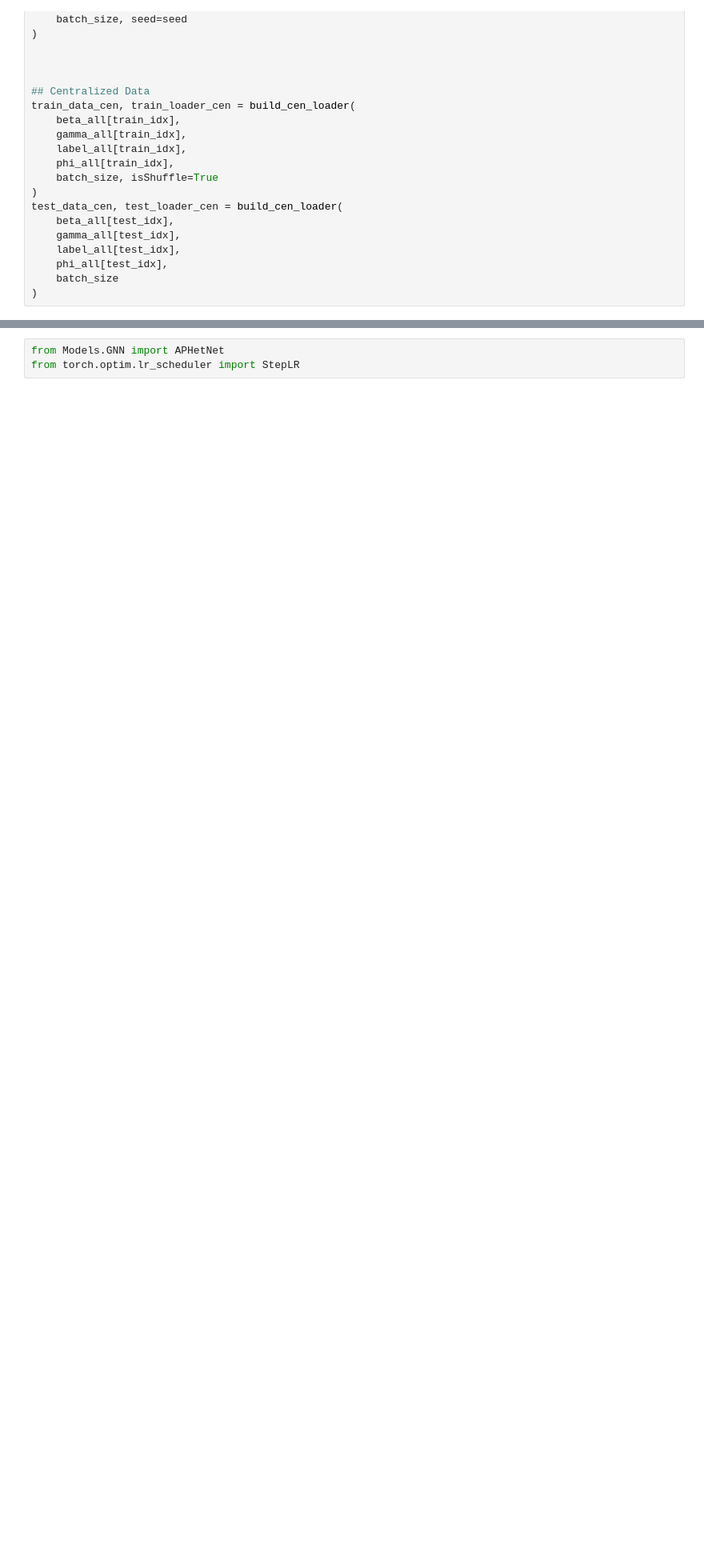
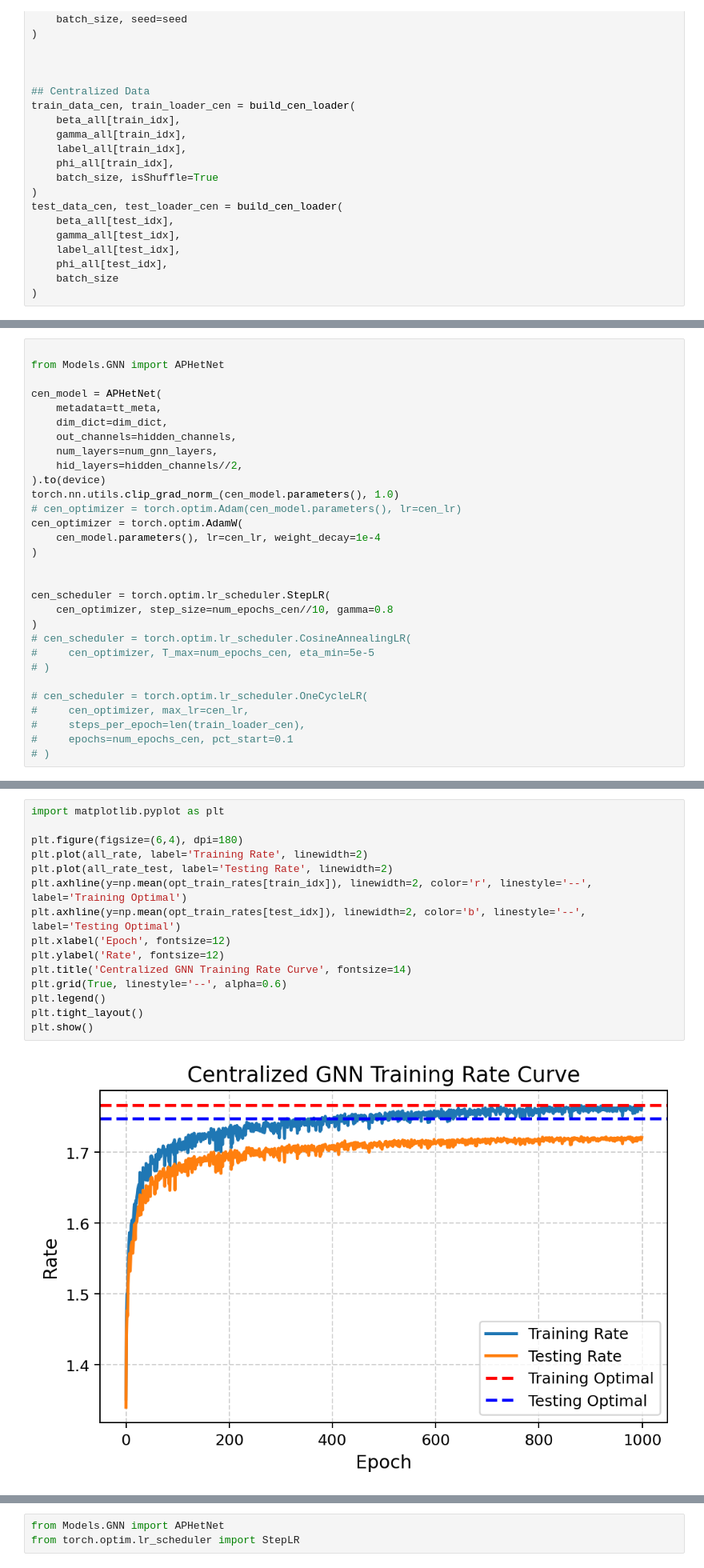
Before and after one commit to LeGiangK62/GNN_FL_cf_mMIMO, a Jupyter notebook: cen_GNN.ipynb, the cells around one changed output, grey strips where cells are left out. Shown: that part at 80% size. Cells and saved outputs as stored; diff of their text form; blank space fills up the shorter version.

```diff
--- a/cen_GNN.ipynb
+++ b/cen_GNN.ipynb
@@ -115,0 +129,30 @@ test_data_cen, test_loader_cen = build_cen_loader(
+# %%
+
+from Models.GNN import APHetNet
+
+cen_model = APHetNet(
+    metadata=tt_meta,
+    dim_dict=dim_dict,
+    out_channels=hidden_channels,
+    num_layers=num_gnn_layers,
+    hid_layers=hidden_channels//2,
+).to(device)
+torch.nn.utils.clip_grad_norm_(cen_model.parameters(), 1.0)
+# cen_optimizer = torch.optim.Adam(cen_model.parameters(), lr=cen_lr)
+cen_optimizer = torch.optim.AdamW(
+    cen_model.parameters(), lr=cen_lr, weight_decay=1e-4
+)
+
+
+cen_scheduler = torch.optim.lr_scheduler.StepLR(
+    cen_optimizer, step_size=num_epochs_cen//10, gamma=0.8
+)
+# cen_scheduler = torch.optim.lr_scheduler.CosineAnnealingLR(
+#     cen_optimizer, T_max=num_epochs_cen, eta_min=5e-5
+# )
+
+# cen_scheduler = torch.optim.lr_scheduler.OneCycleLR(
+#     cen_optimizer, max_lr=cen_lr,
+#     steps_per_epoch=len(train_loader_cen),
+#     epochs=num_epochs_cen, pct_start=0.1
+# )
@@ -116 +209,18 @@ test_data_cen, test_loader_cen = build_cen_loader(
+# %%
+import matplotlib.pyplot as plt
+
+plt.figure(figsize=(6,4), dpi=180)
+plt.plot(all_rate, label='Training Rate', linewidth=2)
+plt.plot(all_rate_test, label='Testing Rate', linewidth=2)
+plt.axhline(y=np.mean(opt_train_rates[train_idx]), linewidth=2, color='r', linestyle='--', label='Training Optimal')
+plt.axhline(y=np.mean(opt_train_rates[test_idx]), linewidth=2, color='b', linestyle='--', label='Testing Optimal')
+plt.xlabel('Epoch', fontsize=12)
+plt.ylabel('Rate', fontsize=12)
+plt.title('Centralized GNN Training Rate Curve', fontsize=14)
+plt.grid(True, linestyle='--', alpha=0.6)
+plt.legend()
+plt.tight_layout()
+plt.show()
+# %% [output]
+[figure, added]
 # %% [markdown]
```
Also changed, not shown: parts of 19 cells of this notebook, 8 other files.
